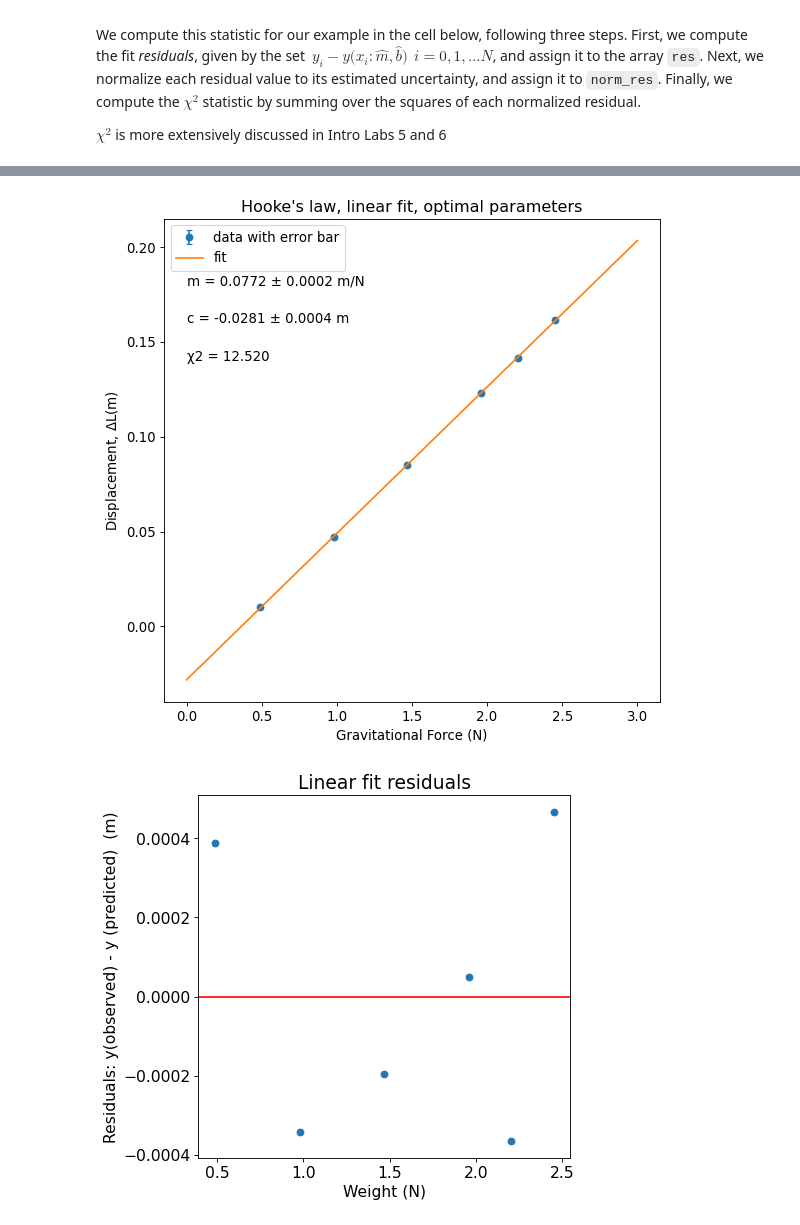
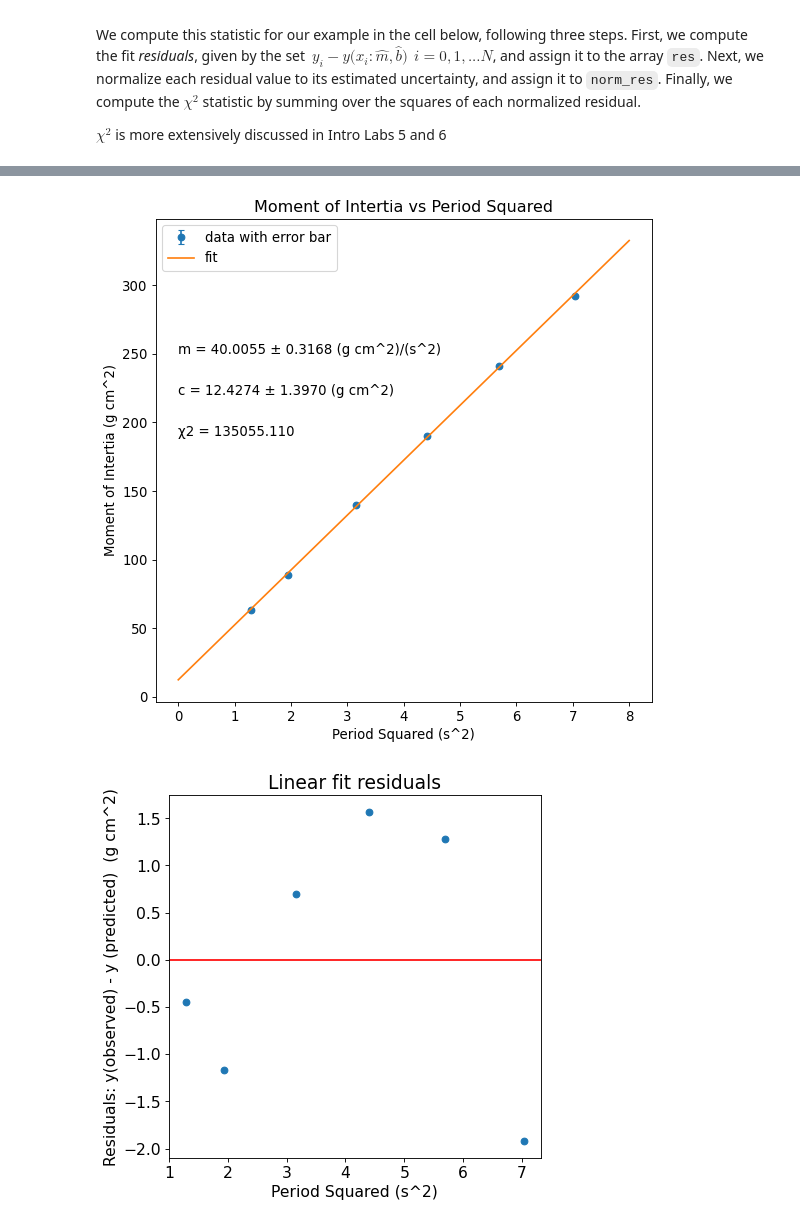
Before and after one commit to evilpegasus/physics5bl, a Jupyter notebook: lab6/lab6.ipynb, the cells around one changed output, grey strips where cells are left out. Drawn from its saved outputs; the diff is of its cells as text; code cells hidden in the pictures.

```diff
--- a/lab6/lab6.ipynb
+++ b/lab6/lab6.ipynb
@@ -121,0 +128,6 @@ dtype: float64
+# %%
+disk_cols = ['0_disk', '1_disk', '3_disk', '5_disk', '7_disk', '9_disk']
+x_dat = ((df[disk_cols].mean() / 10) ** 2).to_numpy()
+x_err = (df[disk_cols].sem() / 10).to_numpy()
+print(x_dat)
+x_err
@@ -121,0 +138,6 @@ dtype: float64
+# %%
+num_disks = np.array([0,1,3,5,7,9])
+y_dat = calc_i(50, df["diameter_holder"].mean()) + calc_i(20, df["diameter_disk"].mean()) * num_disks
+y_err0 = np.sqrt(calc_alpha_i(0.1, 50, df["diameter_holder"].sem(), df["diameter_holder"].mean())**2 + calc_alpha_i(0.1, 50, df["diameter_disk"].sem(), df["diameter_disk"].mean())**2 * num_disks**2)
+print(y_dat)
+print(y_err0)
@@ -121,0 +147,6 @@ dtype: float64
+# %%
+# get k_0
+lr = LinearRegression()
+lr.fit(x_dat.reshape(-1,1), y_dat)
+m_simple = (lr.coef_ * (4 * np.pi**2))[0]
+m_simple
@@ -365,39 +405,39 @@ plt.errorbar(x_dat, y_dat, y_err, fmt='o', capsize = 3, capthick = 1, label="dat
 
 # Best linear fit
 # could also use: plt.plot(np.linspace(0,10), model_lin(np.linspace(0,10), lin_opt[0], lin_opt[1]), label='fit')
-plt.errorbar(np.linspace(0,3), model_lin(np.linspace(0,3), lin_opt[0], lin_opt[1]), label='fit')
+plt.errorbar(np.linspace(0,8), model_lin(np.linspace(0,8), lin_opt[0], lin_opt[1]), label='fit')
 
 # Axes label and title
-plt.title("Hooke's law, linear fit, optimal parameters")
-plt.xlabel("Gravitational Force (N)")
-plt.ylabel("Displacement, $\\Delta$L(m)")
+plt.title("Moment of Intertia vs Period Squared")
+plt.xlabel("Period Squared (s^2)")
+plt.ylabel("Moment of Intertia (g cm^2)")
 
 # Best fit parameters, uncertainties, and chisq
-plt.text(0,.18, "m = %5.4f \u00b1 %5.4f m/N" % (lin_opt[0], lin_err[0]))
-plt.text(0,.16, "c = %5.4f \u00b1 %5.4f m" % (lin_opt[1], lin_err[1]))
-plt.text(0,.14, "χ2 = %5.3f" % chi2_lin)
+plt.text(0,250, "m = %5.4f \u00b1 %5.4f (g cm^2)/(s^2)" % (lin_opt[0], lin_err[0]))
+plt.text(0,220, "c = %5.4f \u00b1 %5.4f (g cm^2)" % (lin_opt[1], lin_err[1]))
+plt.text(0,190, "χ2 = %5.3f" % chi2_lin)
 plt.legend()
 plt.show()
 # %% [output]
-[figure, old version]
+[figure, new version]
 # %%
 # Residuals plot
 
 # Residuals
 r_lin = y_dat- y_lin
 
 # Sets figure size etc.
 fig2=plt.figure(figsize=(6, 6), dpi= 80, facecolor='w', edgecolor='k')
 plt.rcParams.update({'font.size': '14'})
 
 # Residuals
 plt.errorbar(x_dat, r_lin, fmt='o')
 plt.axhline(color='r') # 0 line for reference
 
 # Axes label and title
 plt.title("Linear fit residuals")
-plt.xlabel("Weight (N)")
-plt.ylabel("Residuals: y(observed) - y (predicted)  (m)")
+plt.xlabel("Period Squared (s^2)")
+plt.ylabel("Residuals: y(observed) - y (predicted)  (g cm^2)")
 plt.show()
 # %% [output]
-[figure, old version]
+[figure, new version]
```
Also changed, not shown: parts of 14 cells of this notebook.
